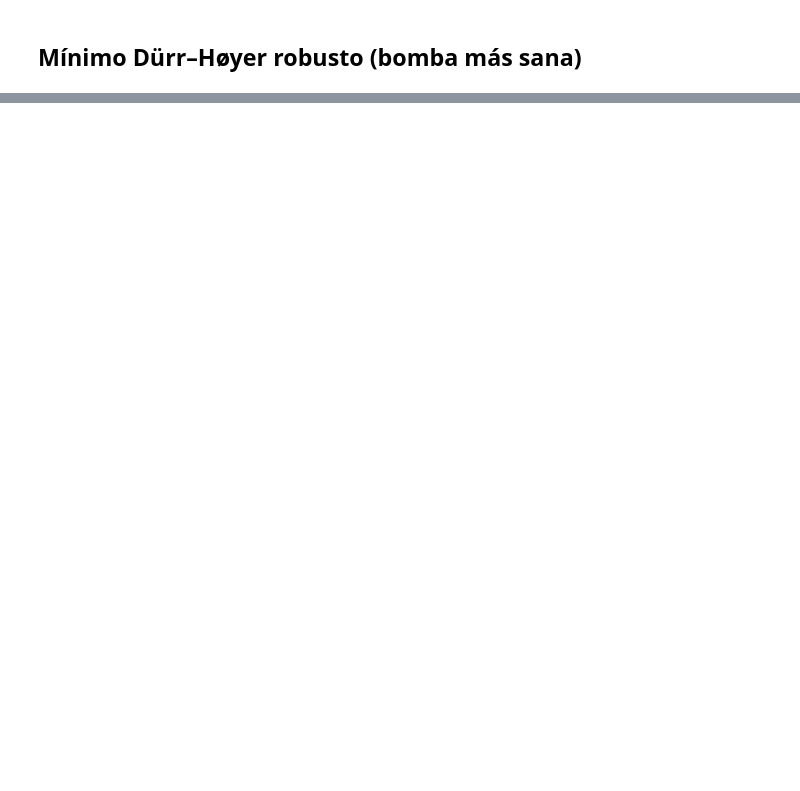
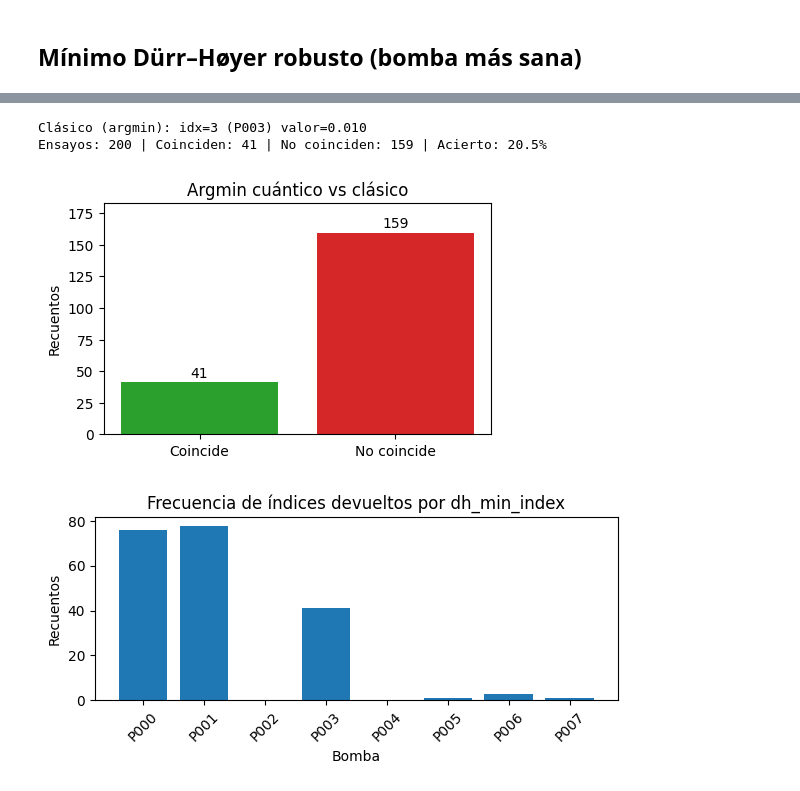
Before and after one commit to xillegas/mscqthesis, a Jupyter notebook: Other notebooks/Qiskit_MinMax_Prototype_v2.ipynb, the cells around one changed output, grey strips where cells are left out. Cells and saved outputs as stored; diff of their text form; code cells hidden in the pictures; blank space fills up the shorter version.

Commit message:
No sirve esto, no coinciden

```diff
--- a/Other notebooks/Qiskit_MinMax_Prototype_v2.ipynb
+++ b/Other notebooks/Qiskit_MinMax_Prototype_v2.ipynb
@@ -166,0 +186,61 @@ print("Historia (índice, valor):", hist)
+# %%
+# Iteraciones para estimar tasa de aciertos del argmin cuántico
+import random
+import matplotlib.pyplot as plt
+from collections import Counter
+
+# Parámetros
+values = time_of_use  # cambia a max_current, vibration, etc. si quieres
+trials = 200
+shots = 4096
+max_rounds = 6
+tries_per_round = 3  # coherente con dh_min_index
+
+# Índice clásico de referencia
+N = len(values)
+idx_classico = min(range(N), key=lambda i: values[i])
+
+# Ejecutar múltiples veces
+hits = 0
+misses = 0
+q_indices = []
+
+# Opcional: fija semilla para reproducibilidad de este bloque
+random.seed(1)
+
+for _ in range(trials):
+    idx_q, _ = dh_min_index(values, shots=shots, max_rounds=max_rounds, tries_per_round=tries_per_round)
+    q_indices.append(idx_q)
+    if idx_q == idx_classico:
+        hits += 1
+    else:
+        misses += 1
+
+print(f"Clásico (argmin): idx={idx_classico} ({pump_ids[idx_classico]}) valor={values[idx_classico]:.3f}")
+print(f"Ensayos: {trials} | Coinciden: {hits} | No coinciden: {misses} | Acierto: {100*hits/trials:.1f}%")
+
+# Histograma de coincidencias vs no
+plt.figure(figsize=(5,3))
+plt.bar(['Coincide','No coincide'], [hits, misses], color=['tab:green','tab:red'])
+plt.title('Argmin cuántico vs clásico')
+plt.ylabel('Recuentos')
+for x, y in zip(['Coincide','No coincide'], [hits, misses]):
+    plt.text(x, y + max(1, trials*0.01), f"{y}", ha='center', va='bottom')
+plt.ylim(0, max(hits, misses)*1.15 if trials>0 else 1)
+plt.show()
+
+# (Opcional) Distribución de índices cuánticos devueltos
+plt.figure(figsize=(6,3))
+counts = Counter(q_indices)
+plt.bar([pump_ids[i] for i in range(N)], [counts.get(i,0) for i in range(N)], color='tab:blue')
+plt.title('Frecuencia de índices devueltos por dh_min_index')
+plt.ylabel('Recuentos')
+plt.xlabel('Bomba')
+plt.xticks(rotation=45)
+plt.tight_layout()
+plt.show()
+# %% [output]
+Clásico (argmin): idx=3 (P003) valor=0.010
+Ensayos: 200 | Coinciden: 41 | No coinciden: 159 | Acierto: 20.5%
+[figure, added]
+[figure, added]
```
Also changed, not shown: parts of 3 cells of this notebook, 2 other files.
